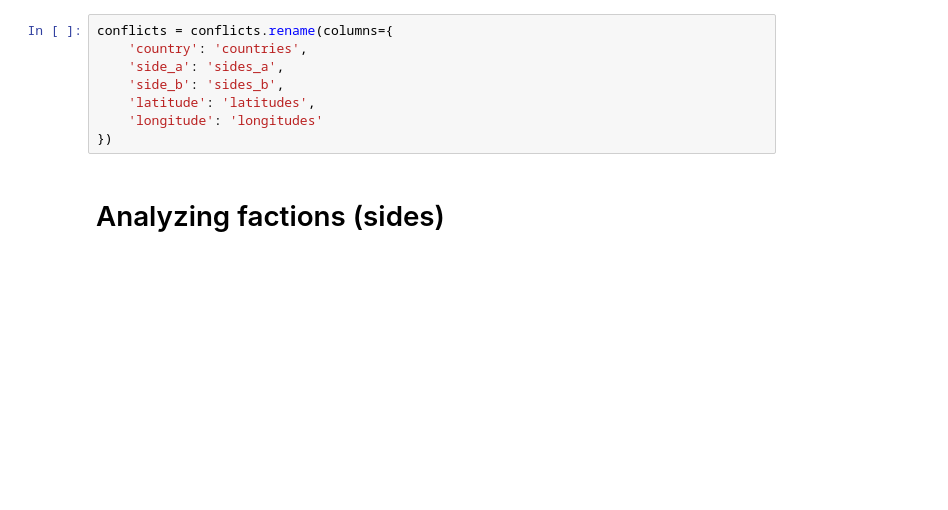
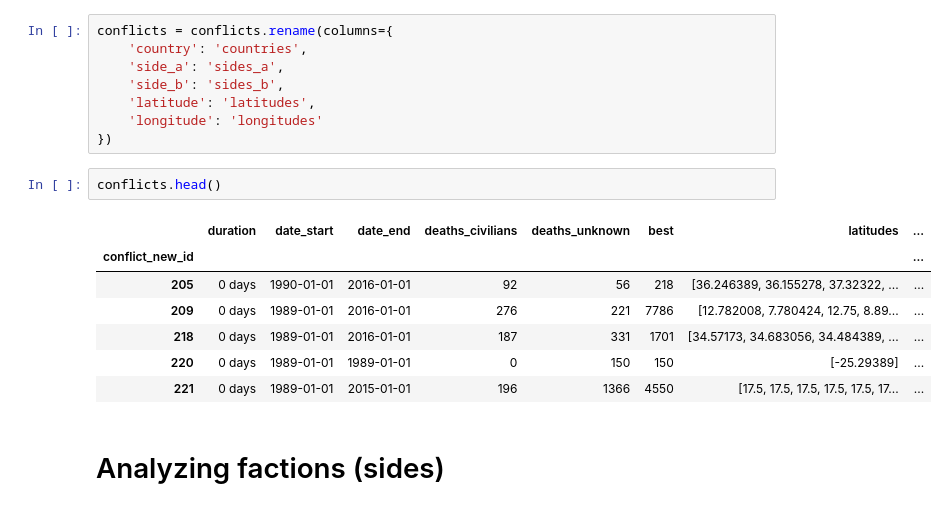
Before and after one commit to vincenzobaz/VBTALL-ADA2017, a Jupyter notebook: Project/Factions (sides) analysis.ipynb, the cells around one changed output. Cells and saved outputs as stored; diff of their text form; blank space fills up the shorter version.

```diff
--- a/Project/Factions (sides) analysis.ipynb
+++ b/Project/Factions (sides) analysis.ipynb
@@ -58,6 +69,16 @@ conflicts = conflicts.rename(columns={
     'latitude': 'latitudes',
     'longitude': 'longitudes'
 })
+# %%
+conflicts.head()
+# %% [output]
+|  | duration | date_start | date_end | deaths_civilians | deaths_unknown | best | latitudes | ... |
+| conflict_new_id |  |  |  |  |  |  |  | ... |
+| 205 | 0 days | 1990-01-01 | 2016-01-01 | 92 | 56 | 218 | [36.246389, 36.155278, 37.32322, ... | ... |
+| 209 | 0 days | 1989-01-01 | 2016-01-01 | 276 | 221 | 7786 | [12.782008, 7.780424, 12.75, 8.89... | ... |
+| 218 | 0 days | 1989-01-01 | 2016-01-01 | 187 | 331 | 1701 | [34.57173, 34.683056, 34.484389, ... | ... |
+| 220 | 0 days | 1989-01-01 | 1989-01-01 | 0 | 150 | 150 | [-25.29389] | ... |
+| 221 | 0 days | 1989-01-01 | 2015-01-01 | 196 | 1366 | 4550 | [17.5, 17.5, 17.5, 17.5, 17.5, 17... | ... |
 # %% [markdown]
 # Analyzing factions (sides)
 # %% [markdown]
```
Also changed, not shown: parts of 17 cells of this notebook, 2 other files.
